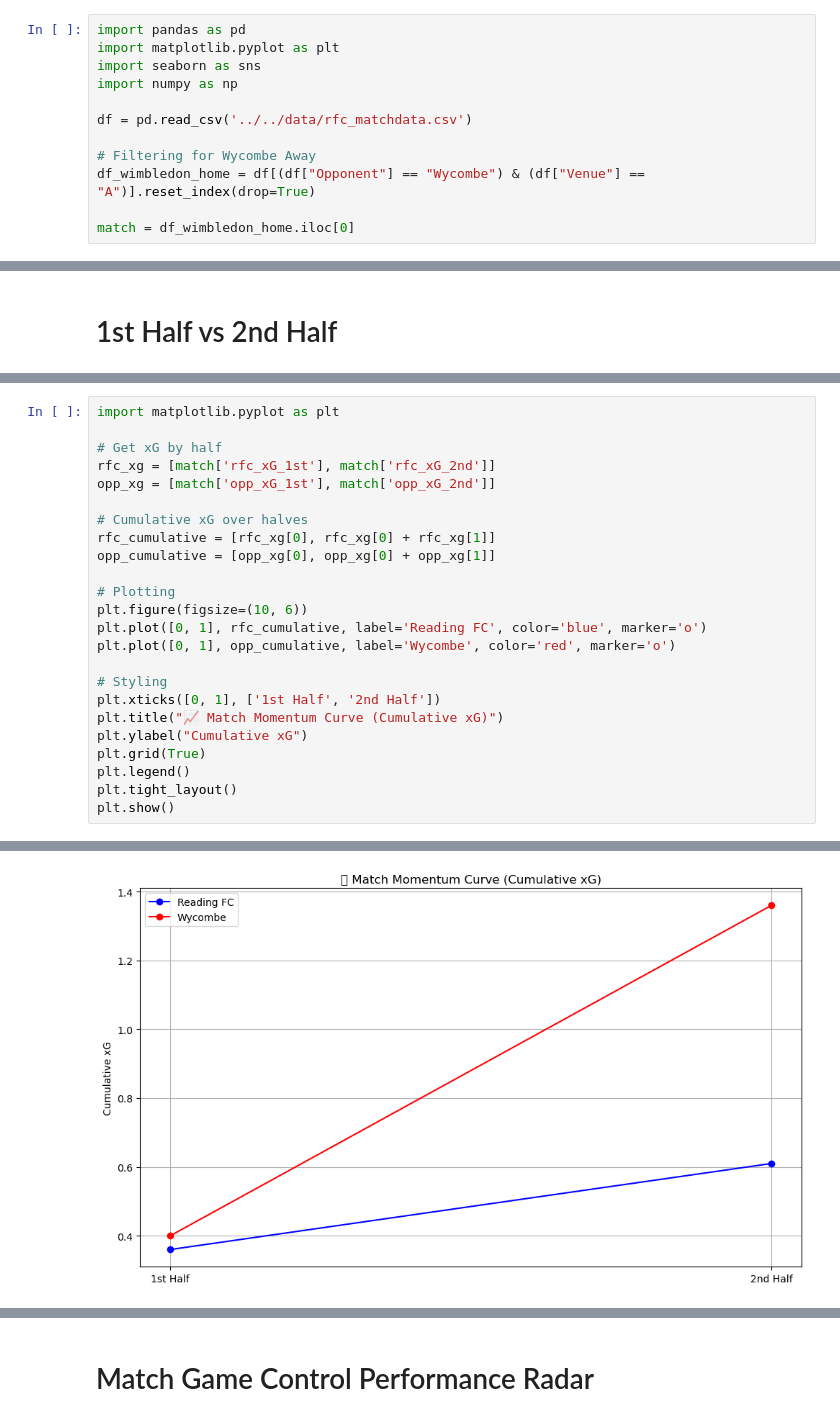
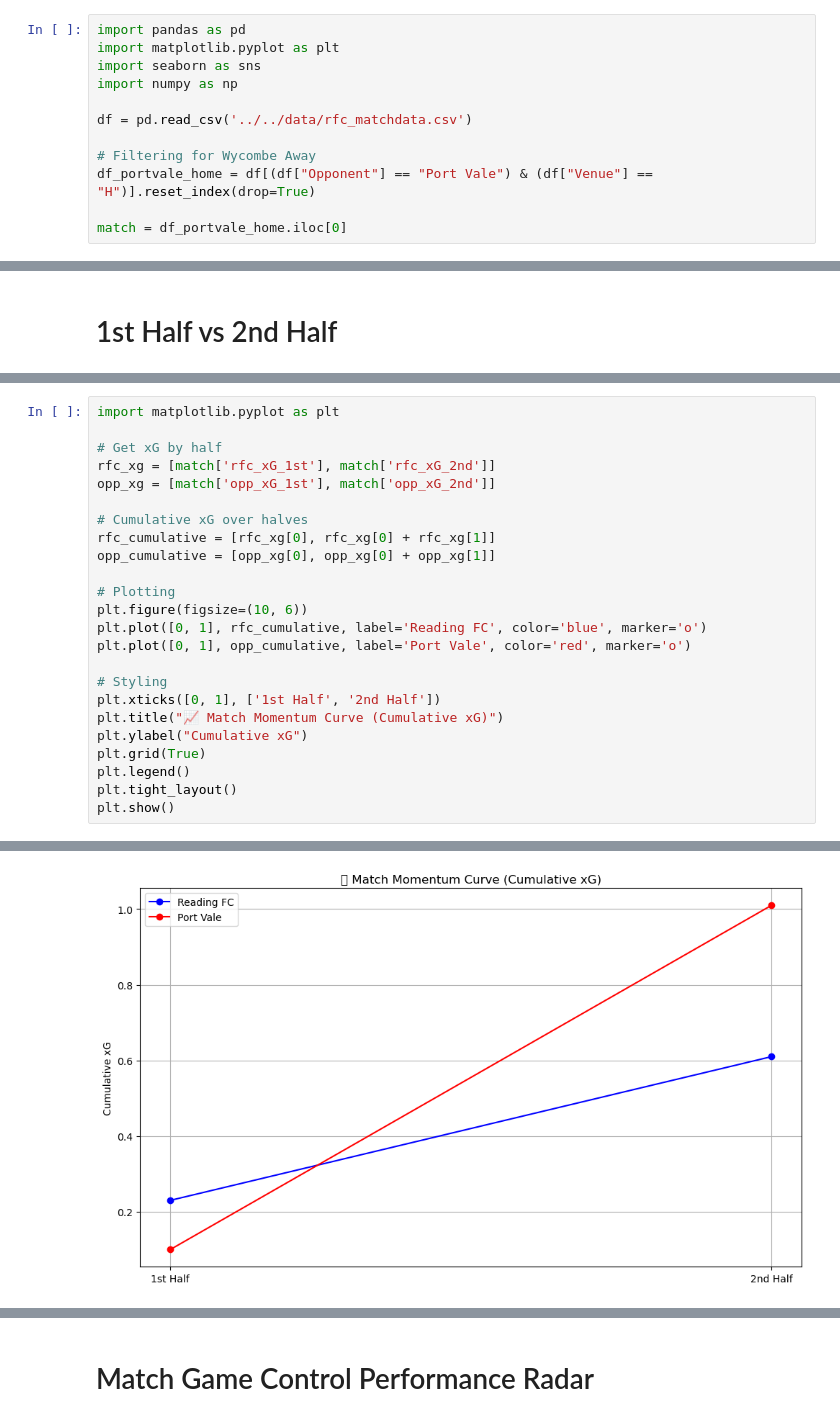
Before and after one commit to abryantgithub/Football_Analysis, a Jupyter notebook: notebooks/match-reports/Port_Vale.ipynb, the cells around one changed output, grey strips where cells are left out. Saved outputs shown, nothing was run; the diff lists cells and outputs as text.

```diff
--- a/notebooks/match-reports/Port_Vale.ipynb
+++ b/notebooks/match-reports/Port_Vale.ipynb
@@ -22,9 +22,9 @@ import numpy as np
 df = pd.read_csv('../../data/rfc_matchdata.csv')
 
 # Filtering for Wycombe Away
-df_wimbledon_home = df[(df["Opponent"] == "Wycombe") & (df["Venue"] == "A")].reset_index(drop=True)
+df_portvale_home = df[(df["Opponent"] == "Port Vale") & (df["Venue"] == "H")].reset_index(drop=True)
 
-match = df_wimbledon_home.iloc[0]
+match = df_portvale_home.iloc[0]
 # %% [markdown]
 - "rfc" = Reading FC based stat
 - "opp" = Opponent based stat
@@ -391,33 +603,33 @@ Verticality Ratio (Long Pass% / Pass%): 0.519
 # %%
 import matplotlib.pyplot as plt
 
 # Get xG by half
 rfc_xg = [match['rfc_xG_1st'], match['rfc_xG_2nd']]
 opp_xg = [match['opp_xG_1st'], match['opp_xG_2nd']]
 
 # Cumulative xG over halves
 rfc_cumulative = [rfc_xg[0], rfc_xg[0] + rfc_xg[1]]
 opp_cumulative = [opp_xg[0], opp_xg[0] + opp_xg[1]]
 
 # Plotting
 plt.figure(figsize=(10, 6))
 plt.plot([0, 1], rfc_cumulative, label='Reading FC', color='blue', marker='o')
-plt.plot([0, 1], opp_cumulative, label='Wycombe', color='red', marker='o')
+plt.plot([0, 1], opp_cumulative, label='Port Vale', color='red', marker='o')
 
 # Styling
 plt.xticks([0, 1], ['1st Half', '2nd Half'])
 plt.title("📈 Match Momentum Curve (Cumulative xG)")
 plt.ylabel("Cumulative xG")
 plt.grid(True)
 plt.legend()
 plt.tight_layout()
 plt.show()
 # %% [output]
 Glyph 128200 (\N{CHART WITH UPWARDS TREND}) missing from current font.
 
 
 Glyph 128200 (\N{CHART WITH UPWARDS TREND}) missing from current font.
-[figure, old version]
+[figure, new version]
 # %%
 # Custom "dominance" index (normalize components first)
 def normalize(val, max_val):
```
Also changed, not shown: parts of 33 cells of this notebook, 1 other file.
